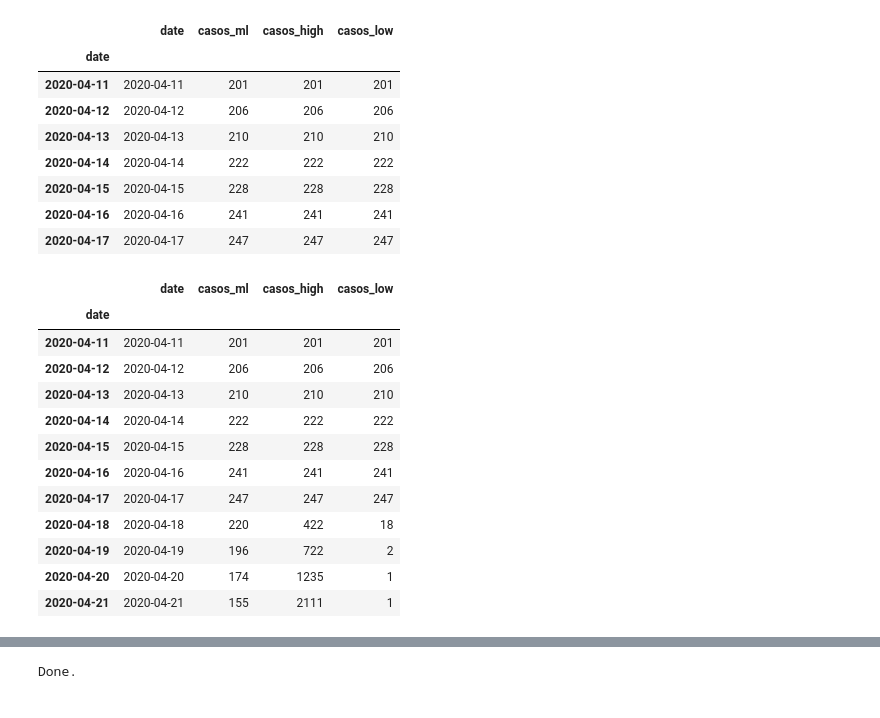
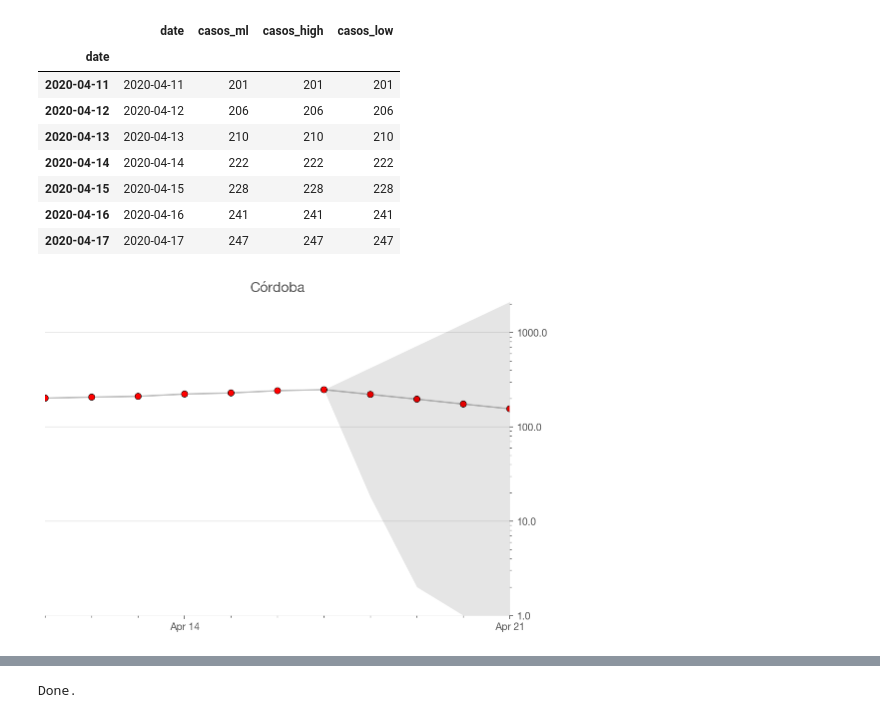
Before and after one commit to pablocelayes/covid-19, a Jupyter notebook: Realtime R0 - Argentina.ipynb, the cells around one changed output, grey strips where cells are left out. Saved outputs shown, nothing was run; the diff lists cells and outputs as text; code cells hidden in the pictures.

```diff
--- a/Realtime R0 - Argentina.ipynb
+++ b/Realtime R0 - Argentina.ipynb
@@ -904,19 +821,9 @@ def plot_proyeccion(result, ax, state_name, max_y=None):
     ax.xaxis.set_major_formatter(mdates.DateFormatter('%b %d'))
 # %%
 state_name = "Córdoba"
+
 df_proyeccion = get_proyeccion(state_name, 7, 4)
-df_proyeccion
+fig, ax = plt.subplots(figsize=(600/72,400/72))
+plot_proyeccion(df_proyeccion, ax, state_name)
 # %% [output]
-|  | date | casos_ml | casos_high | casos_low |
-| date |  |  |  |  |
-| 2020-04-11 | 2020-04-11 | 201 | 201 | 201 |
-| 2020-04-12 | 2020-04-12 | 206 | 206 | 206 |
-| 2020-04-13 | 2020-04-13 | 210 | 210 | 210 |
-| 2020-04-14 | 2020-04-14 | 222 | 222 | 222 |
-| 2020-04-15 | 2020-04-15 | 228 | 228 | 228 |
-| 2020-04-16 | 2020-04-16 | 241 | 241 | 241 |
-| 2020-04-17 | 2020-04-17 | 247 | 247 | 247 |
-| 2020-04-18 | 2020-04-18 | 220 | 422 | 18 |
-| 2020-04-19 | 2020-04-19 | 196 | 722 | 2 |
-| 2020-04-20 | 2020-04-20 | 174 | 1235 | 1 |
-| 2020-04-21 | 2020-04-21 | 155 | 2111 | 1 |
+[figure, added]
```
Also changed, not shown: parts of 8 cells of this notebook.
